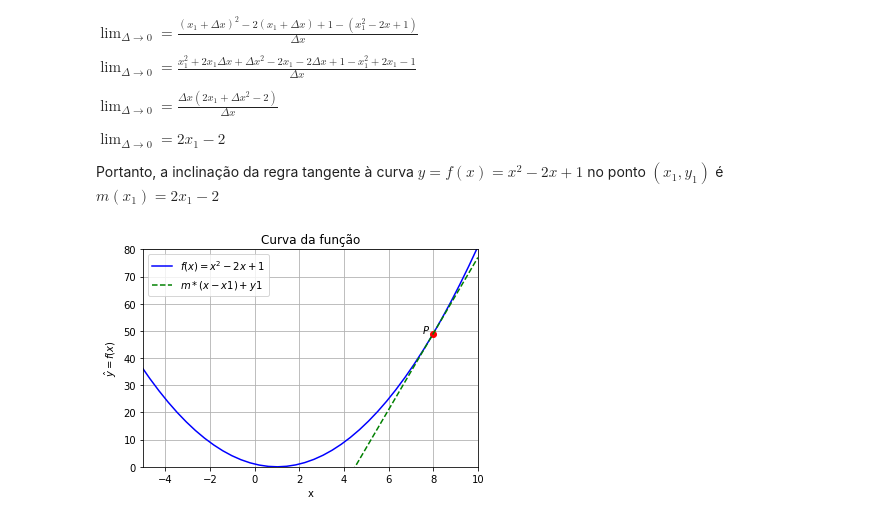
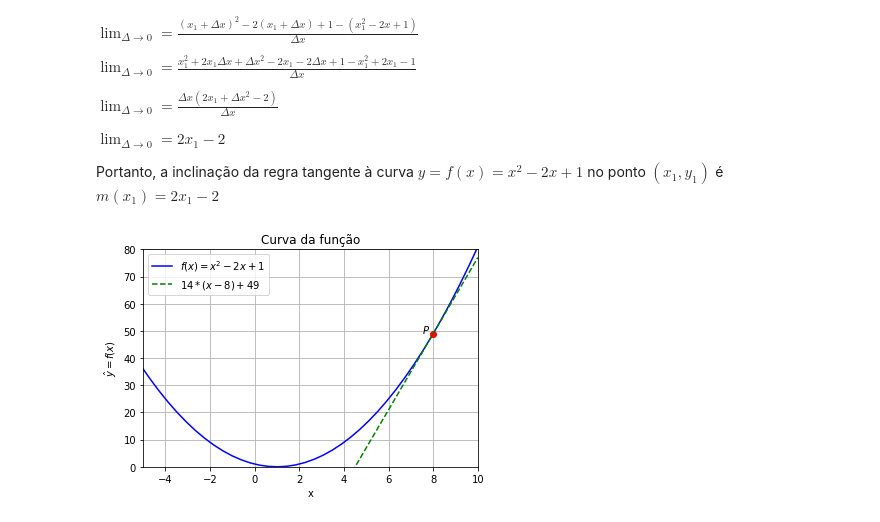
Before and after one commit to Angelicogfa/python-matematica-machine-learning, a Jupyter notebook: modulos/modulo-10/Derivadas.ipynb, the cells around one changed output. Drawn from its saved outputs; the diff is of its cells as text; code cells hidden in the pictures.

```diff
--- a/modulos/modulo-10/Derivadas.ipynb
+++ b/modulos/modulo-10/Derivadas.ipynb
@@ -220,32 +220,32 @@ Portanto, a inclinação da regra tangente à curva $y = f(x) = x^2 - 2x + 1$ no
 # %%
 import numpy as np
 import matplotlib.pyplot as plt
 
 f = lambda x: x**2 - 2*x + 1
 df = lambda x: 2*x - 2
 
 x = np.linspace(-10,10)
 y = f(x)
 
 x1 = 8
 y1 = f(x1)
 
 m = df(x1)
 
 inc = lambda x: m * (x - x1) + y1
 
 plt.plot(x, y, 'b-', label='$f(x) = x^2 - 2x + 1$')
 plt.plot(x1, y1, 'ro')
-plt.plot(x, inc(x), 'g--', label = '$m * (x - x1) + y1$')
+plt.plot(x, inc(x), 'g--', label = f'${m} * (x - {x1}) + {y1}$')
 
 plt.annotate(s='$P$', xy=(x1-0.5, y1))
 
 plt.xlabel('x')
 plt.ylabel('$\hat{y} = f(x)$')
 plt.title('Curva da função')
 
 plt.axis([-5, 10, 0, 80])
 plt.legend()
 plt.grid()
 # %% [output]
-[figure, old version]
+[figure, new version]
```
